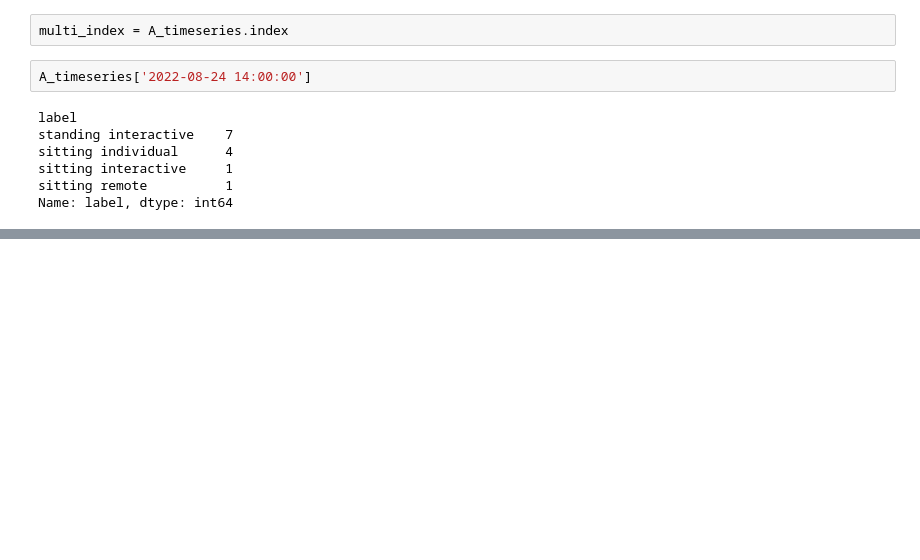
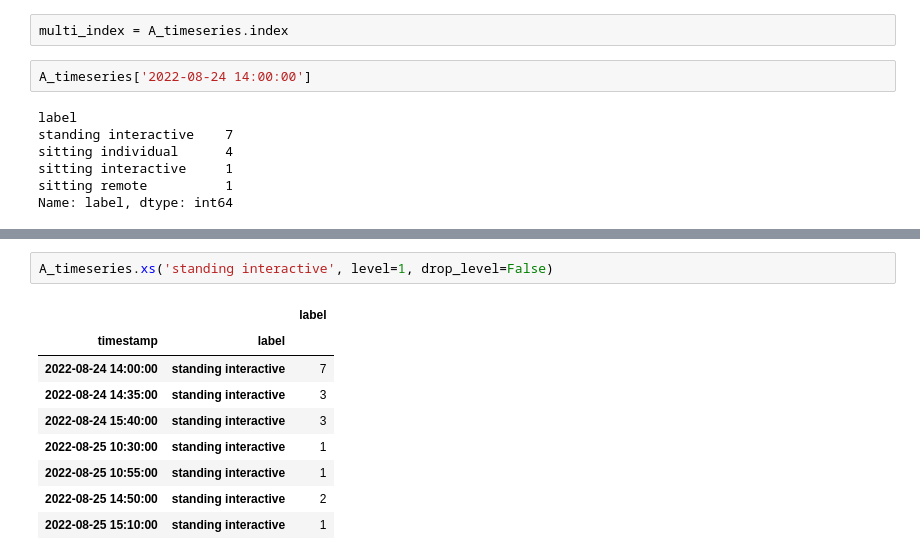
Before and after one commit to Mappo23/Arc-hest2022, a Jupyter notebook: arc-hest.ipynb, the cells around one changed output, grey strips where cells are left out. Cells and saved outputs as stored; diff of their text form; blank space fills up the shorter version.

```diff
--- a/arc-hest.ipynb
+++ b/arc-hest.ipynb
@@ -626,0 +684,12 @@ Name: label, dtype: int64
+# %%
+A_timeseries.xs('standing interactive', level=1, drop_level=False)
+# %% [output]
+|  |  | label |
+| timestamp | label |  |
+| 2022-08-24 14:00:00 | standing interactive | 7 |
+| 2022-08-24 14:35:00 | standing interactive | 3 |
+| 2022-08-24 15:40:00 | standing interactive | 3 |
+| 2022-08-25 10:30:00 | standing interactive | 1 |
+| 2022-08-25 10:55:00 | standing interactive | 1 |
+| 2022-08-25 14:50:00 | standing interactive | 2 |
+| 2022-08-25 15:10:00 | standing interactive | 1 |
```
Also changed, not shown: parts of 26 cells of this notebook.
